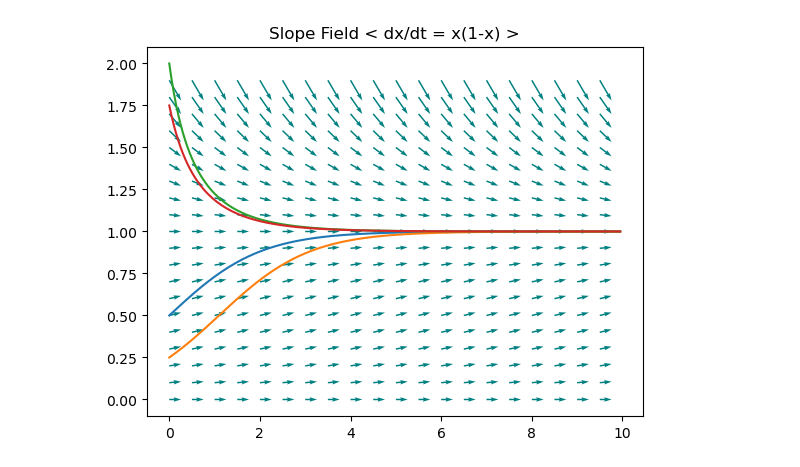
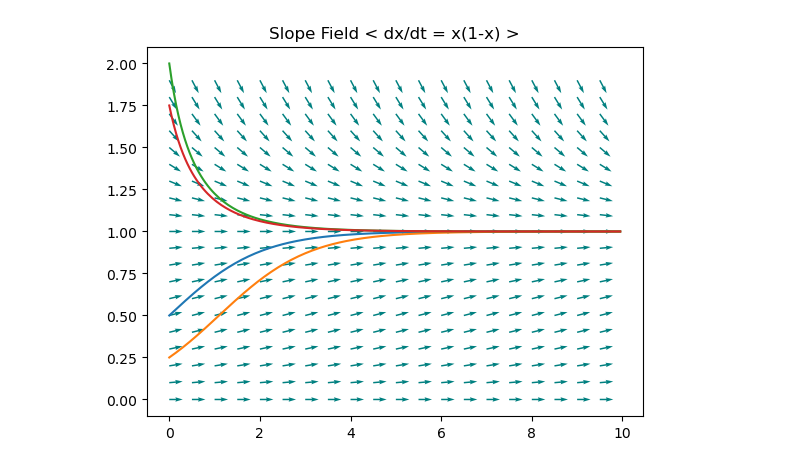
Before and after one commit to witchofthewires/chaotick, a Jupyter notebook: Workbook.ipynb, the cells around one changed output. Drawn from its saved outputs; the diff is of its cells as text; code cells hidden in the pictures.

```diff
--- a/Workbook.ipynb
+++ b/Workbook.ipynb
@@ -44,32 +44,32 @@ def plot_slope_field_prepped(x_ticks, y_ticks, x_vals, y_vals, normalized=True,
         plt.plot(y[0], y[1])
 
     plt.title(title)
     plt.show(plot)
 
     return plt
 
 def plot_slope_field(x_interval, y_interval, dydx, normalized=True, title="Slope Field", extra_x=[]):
     X, Y = gen_meshgrid(x_interval, y_interval)
     dy, dx = gen_slopevals(X, Y, dydx)
     return plot_slope_field_prepped(X, Y, dx, dy, normalized=normalized, title=title, extra_x=extra_x)
 
 if __name__ == '__main__':
 
     def logistic_equation(X):
         return X * (1 - X)
     x_interval = [0, 10]
     y_interval = [0,2]
 
     x = np.arange(0,10,0.05)
     y1 = runge_kutta_4(logistic_equation, step=0.05, init_val=0.5)
     y2 = runge_kutta_4(logistic_equation, step=0.05, init_val=0.25)
     y3 = runge_kutta_4(logistic_equation, step=0.05, init_val=2)
     y4 = runge_kutta_4(logistic_equation, step=0.05, init_val=1.75)
     extra_x = [[x, y1], [x, y2], [x, y3], [x, y4]]
 
-    plt = plot_slope_field(x_interval, y_interval, logistic_equation, extra_x=extra_x, title='Slope Field < dx/dt = x(1-x) >')
+    plt = plot_slope_field(x_interval, y_interval, logistic_equation, normalized=True, extra_x=extra_x, title='Slope Field < dx/dt = x(1-x) >')
     #axes = plt.gca()
     #axes.plot(x, y)
     #plt.show()
 # %% [output]
-[figure, old version]
+[figure, new version]
```
Also changed, not shown: 1 other file.
